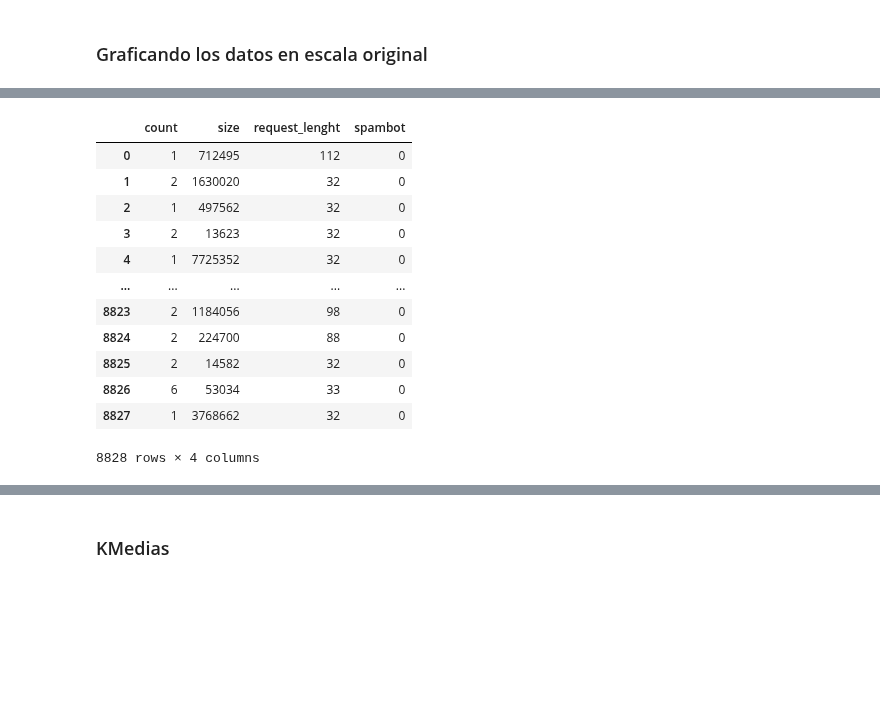
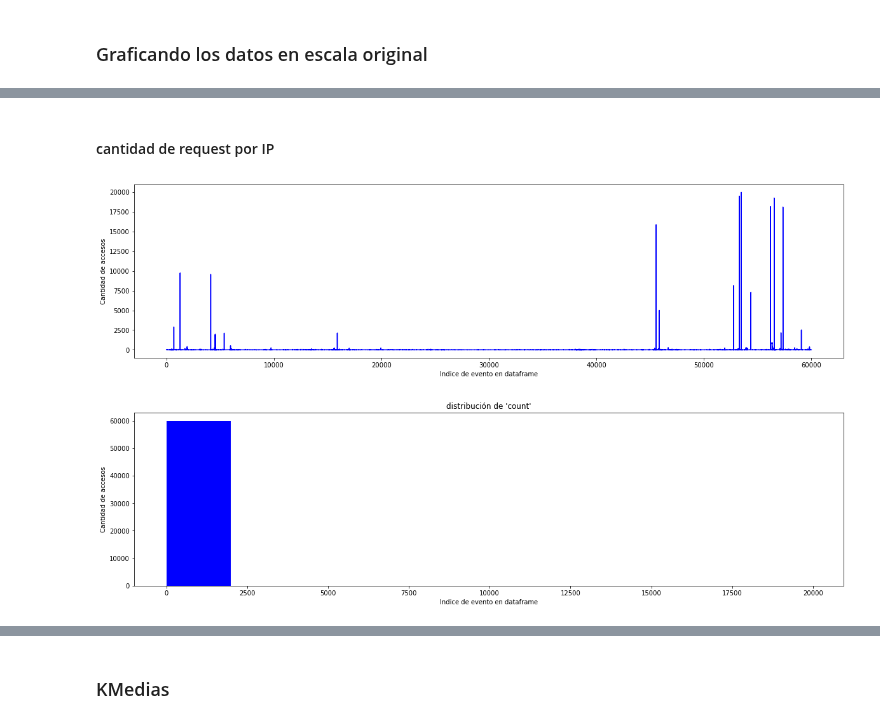
Before and after one commit to PabloDeAlbu/tp-final-mineria, a Jupyter notebook: 01-datos.ipynb, the cells around one changed output, grey strips where cells are left out. Cells and saved outputs as stored; diff of their text form; code cells hidden in the pictures; blank space fills up the shorter version.

```diff
--- a/01-datos.ipynb
+++ b/01-datos.ipynb
@@ -144,18 +98,19 @@ df_robust_scaler = pd.DataFrame(df_robust_scaler, columns=["count", "size", "spa
-# %%
-df_co = df_groupby_ip.iloc[:,1:] #probar
-#df_co = df_robust_scaler
-df_co
-# %% [output]
-|  | count | size | request_lenght | spambot |
-| 0 | 1 | 712495 | 112 | 0 |
-| 1 | 2 | 1630020 | 32 | 0 |
-| 2 | 1 | 497562 | 32 | 0 |
-| 3 | 2 | 13623 | 32 | 0 |
-| 4 | 1 | 7725352 | 32 | 0 |
-| ... | ... | ... | ... | ... |
-| 8823 | 2 | 1184056 | 98 | 0 |
-| 8824 | 2 | 224700 | 88 | 0 |
-| 8825 | 2 | 14582 | 32 | 0 |
-| 8826 | 6 | 53034 | 33 | 0 |
-| 8827 | 1 | 3768662 | 32 | 0 |
-8828 rows × 4 columns
+# %% [markdown]
+#### cantidad de request por IP
+# %%
+plt.figure(figsize=(20, 5))
+plt.plot(df_groupby_ip["count"], color="blue", markersize=6)
+plt.xlabel("Indice de evento en dataframe")
+plt.ylabel("Cantidad de accesos")
+plt.show()
+# %% [output]
+[figure, added]
+# %%
+plt.figure(figsize=(20, 5))
+plt.title("distribución de 'count'")
+df_groupby_ip["count"].plot.hist(color="blue")
+plt.xlabel("Indice de evento en dataframe")
+plt.ylabel("Cantidad de accesos")
+plt.show()
+# %% [output]
+[figure, added]
```
Also changed, not shown: parts of 42 cells of this notebook, 1 other file.
